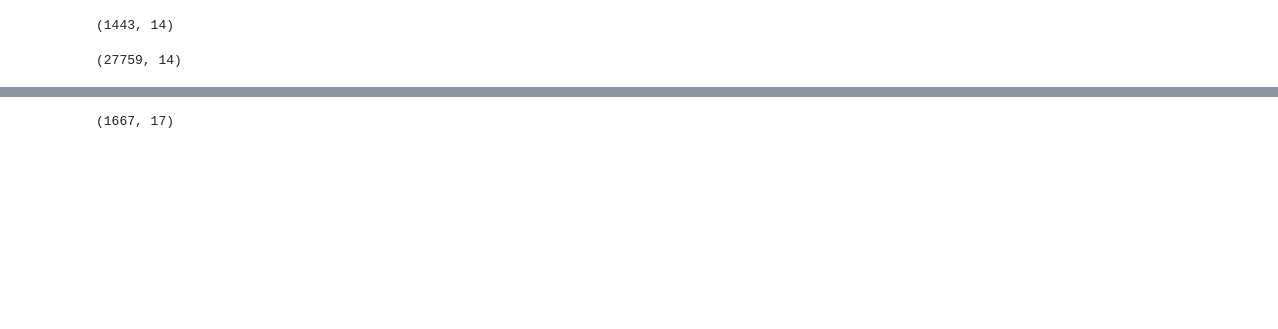
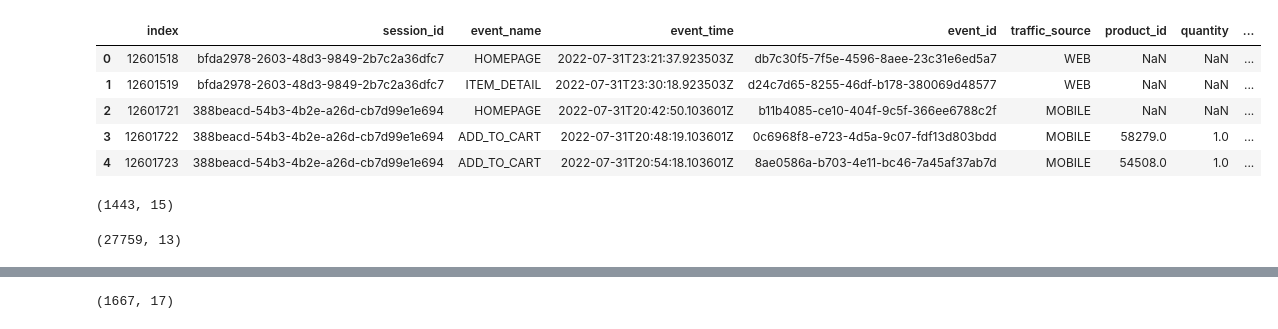
Before and after one commit to HoracioSoldman/realtime-events-analytics, a Jupyter notebook: data-exploration/most_active_day.ipynb, the cells around one changed output, grey strips where cells are left out. Cells and saved outputs as stored; diff of their text form; code cells hidden in the pictures; blank space fills up the shorter version.

```diff
--- a/lab.ipynb
+++ b/data-exploration/most_active_day.ipynb
@@ -2,29 +2,40 @@
 import pandas as pd
 # %%
 df_active = pd.DataFrame()
-for df_chunck in pd.read_csv('../data/click_stream_new.csv', chunksize=100000):
+# find out the most active day in the whole file
+for df_chunck in pd.read_csv('../../data/click_stream_new.csv', chunksize=100000):
     df_chunck['event_date'] = [ d[:10] for d in df_chunck['event_time'] ]
-    df_filtered = df_chunck[['event_date', 'event_time']]
+    df_chunck['count'] = 0
+    df_filtered = df_chunck[['event_date', 'count']]
     df_filtered_groupped = df_filtered.groupby(['event_date']).count()
-    df_most_active_day = df_filtered_groupped[df_filtered_groupped['event_time'] == df_filtered_groupped['event_time'].max()]
+
+    df_most_active_day = df_filtered_groupped[df_filtered_groupped['count'] == df_filtered_groupped['count'].max()]
     df_most_active_day.reset_index(inplace=True)
     df_final = df_chunck[df_chunck['event_date'].eq(df_most_active_day.at[0, 'event_date'])]
     df_final.reset_index(inplace=True)
 
     if len(df_final) > len(df_active):
         df_active = df_final.copy()
+
+df_active.head()
+# %% [output]
+|  | index | session_id | event_name | event_time | event_id | traffic_source | product_id | quantity | ... |
+| 0 | 12601518 | bfda2978-2603-48d3-9849-2b7c2a36dfc7 | HOMEPAGE | 2022-07-31T23:21:37.923503Z | db7c30f5-7f5e-4596-8aee-23c31e6ed5a7 | WEB | NaN | NaN | ... |
+| 1 | 12601519 | bfda2978-2603-48d3-9849-2b7c2a36dfc7 | ITEM_DETAIL | 2022-07-31T23:30:18.923503Z | d24c7d65-8255-46df-b178-380069d48577 | WEB | NaN | NaN | ... |
+| 2 | 12601721 | 388beacd-54b3-4b2e-a26d-cb7d99e1e694 | HOMEPAGE | 2022-07-31T20:42:50.103601Z | b11b4085-ce10-404f-9c5f-366ee6788c2f | MOBILE | NaN | NaN | ... |
+| 3 | 12601722 | 388beacd-54b3-4b2e-a26d-cb7d99e1e694 | ADD_TO_CART | 2022-07-31T20:48:19.103601Z | 0c6968f8-e723-4d5a-9c07-fdf13d803bdd | MOBILE | 58279.0 | 1.0 | ... |
+| 4 | 12601723 | 388beacd-54b3-4b2e-a26d-cb7d99e1e694 | ADD_TO_CART | 2022-07-31T20:54:18.103601Z | 8ae0586a-b703-4e11-bc46-7a45af37ab7d | MOBILE | 54508.0 | 1.0 | ... |
 # %%
 df_active.shape
 # %% [output]
-(1443, 14)
+(1443, 15)
 # %%
-df_active = pd.DataFrame()
-for df_chunck in pd.read_csv('../data/click_stream_new.csv', chunksize=100000):
+df_active_day = pd.DataFrame()
+for df_chunck in pd.read_csv('../../data/click_stream_new.csv', chunksize=100000):
     df_chunck['event_date'] = [ d[:10] for d in df_chunck['event_time'] ]
-    df_filtered = df_chunck[df_chunck['event_date'].eq('2022-07-31')]
-    df_active = pd.concat([df_active, df_filtered], axis=0)
+    df_filtered = df_chunck[df_chunck['event_date'].eq(df_active.at[0, 'event_date'])]
+    df_active_day = pd.concat([df_active_day, df_filtered], axis=0)
 
-df_active.reset_index(inplace=True)
-df_active.shape
+df_active_day.shape
 # %% [output]
-(27759, 14)
+(27759, 13)
```
Also changed, not shown: parts of 13 cells of this notebook, 4 other files.
